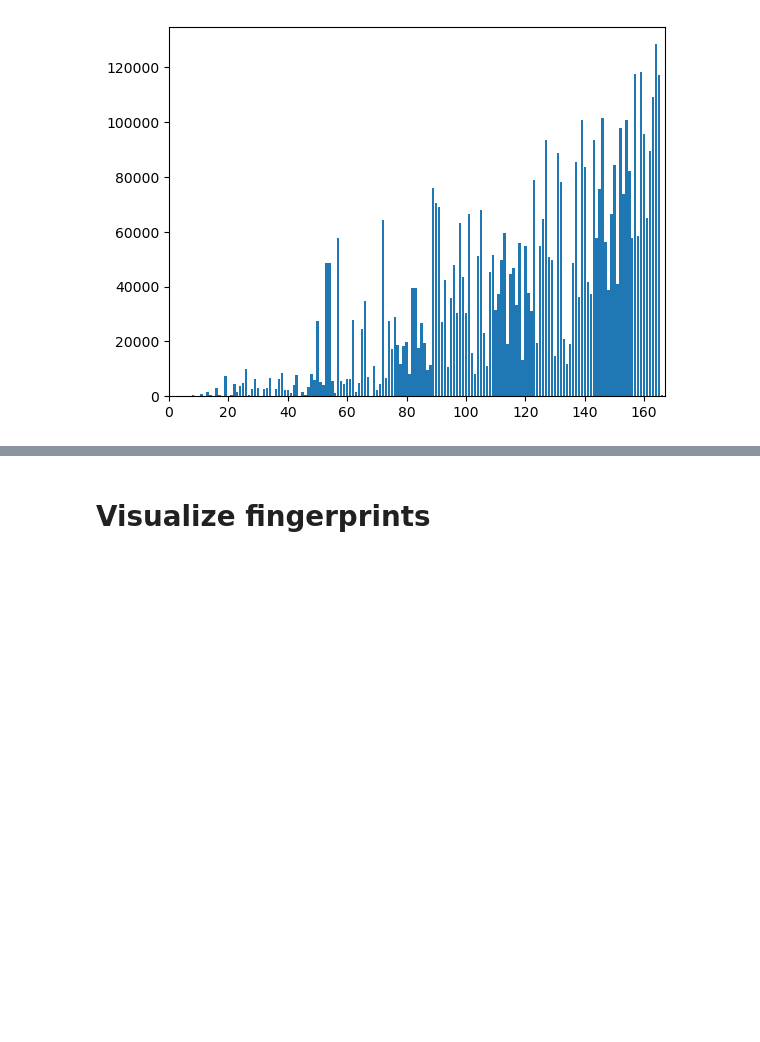
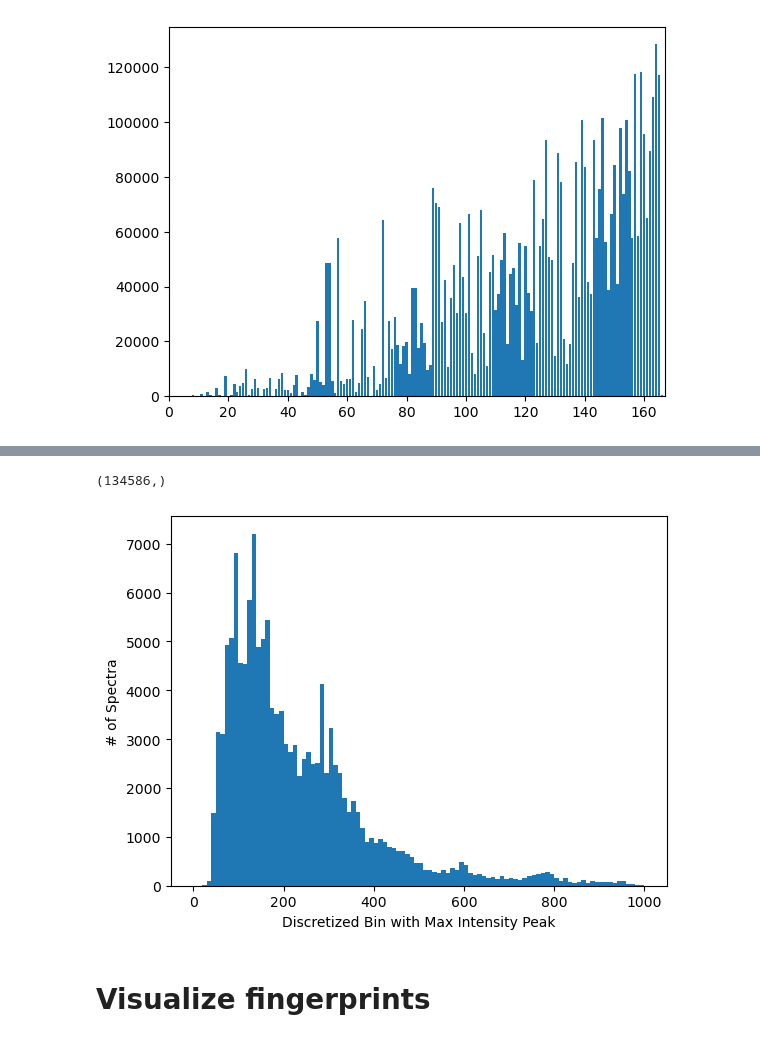
Before and after one commit to kamilkrukowski/BDL152BayesianSpectra, a Jupyter notebook: preprocess.ipynb, the cells around one changed output, grey strips where cells are left out. Saved outputs shown, nothing was run; the diff lists cells and outputs as text; code cells hidden in the pictures; blank space fills up the shorter version.

Commit message:
max bin histogram added

```diff
--- a/preprocess.ipynb
+++ b/preprocess.ipynb
@@ -167,3 +188,16 @@ plt.xlim([0, 167])
+# %%
+maxbin_locs = np.argmax(all_msms, axis=1)
+# %%
+maxbin_locs.shape
+# %% [output]
+(134586,)
+# %%
+plt.hist(maxbin_locs, bins=100, range=(0,1000))
+plt.xlabel("Discretized Bin with Max Intensity Peak")
+plt.ylabel("# of Spectra")
+plt.show()
+# %% [output]
+[figure, added]
 # %% [markdown]
 # Visualize fingerprints
 # %%
```
Also changed, not shown: parts of 3 cells of this notebook.
